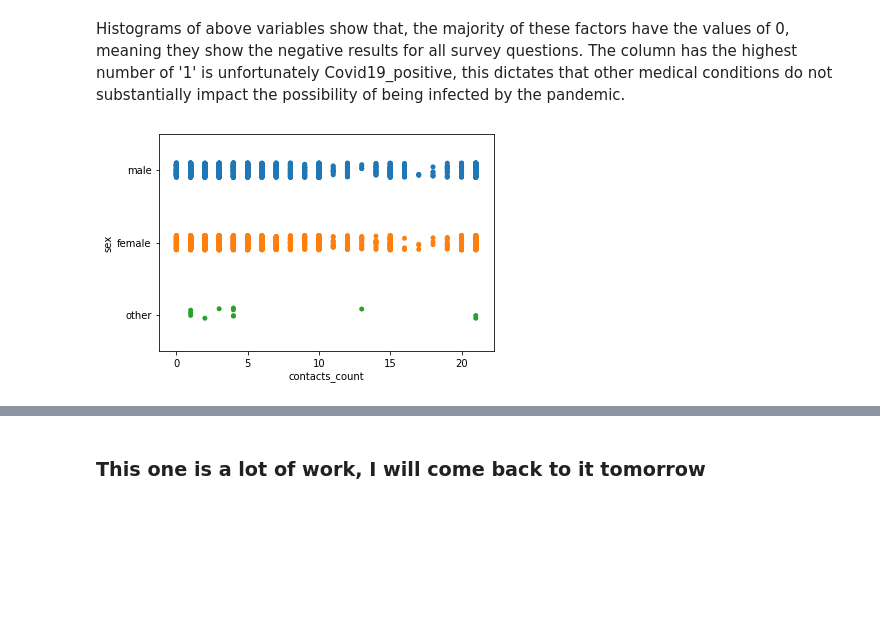
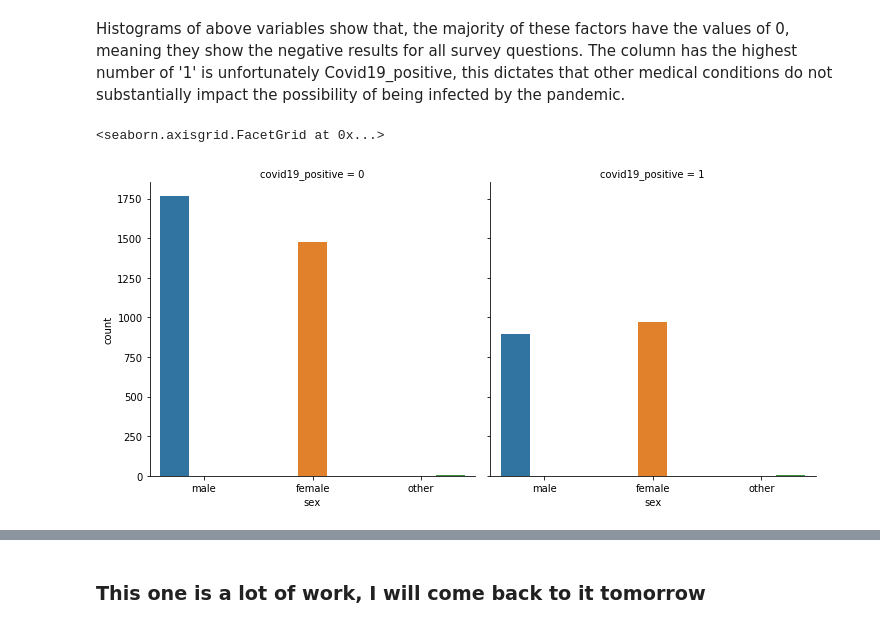
Before and after one commit to thanh31596/ds_covid_proj, a Jupyter notebook: covid_explore.ipynb, the cells around one changed output, grey strips where cells are left out. Drawn from its saved outputs; the diff is of its cells as text; code cells hidden in the pictures; blank space fills up the shorter version.

```diff
--- a/covid_explore.ipynb
+++ b/covid_explore.ipynb
@@ -249,8 +231,6 @@ df.loc[df.country.isnull()]
 2 rows × 39 columns
 # %% [markdown]
 We can see that only 1 entry of REGION had not been filled in the original dataset (entry no 1529). The 1 missing point is too marginal to affect the general data points, therefore, we will fill it with string NA:
-# %%
-df['region'].fillna('NA', inplace=True)
 # %% [markdown]
 We now double check it with table below:
 # %%
@@ -420,4 +400,5 @@ nominal_var=df.loc[:,['sex', 'age','blood_type','smoke','insurance','income','im
-# %%
-ax = sns.stripplot(x="contacts_count", y="sex", data=df)
-# %% [output]
-[figure, removed]
+# %%
+sns.catplot(x='sex', col='covid19_positive', data=df, kind='count',hue='sex')
+# %% [output]
+<seaborn.axisgrid.FacetGrid at 0x...>
+[figure, added]
```
Also changed, not shown: parts of 59 cells of this notebook.
